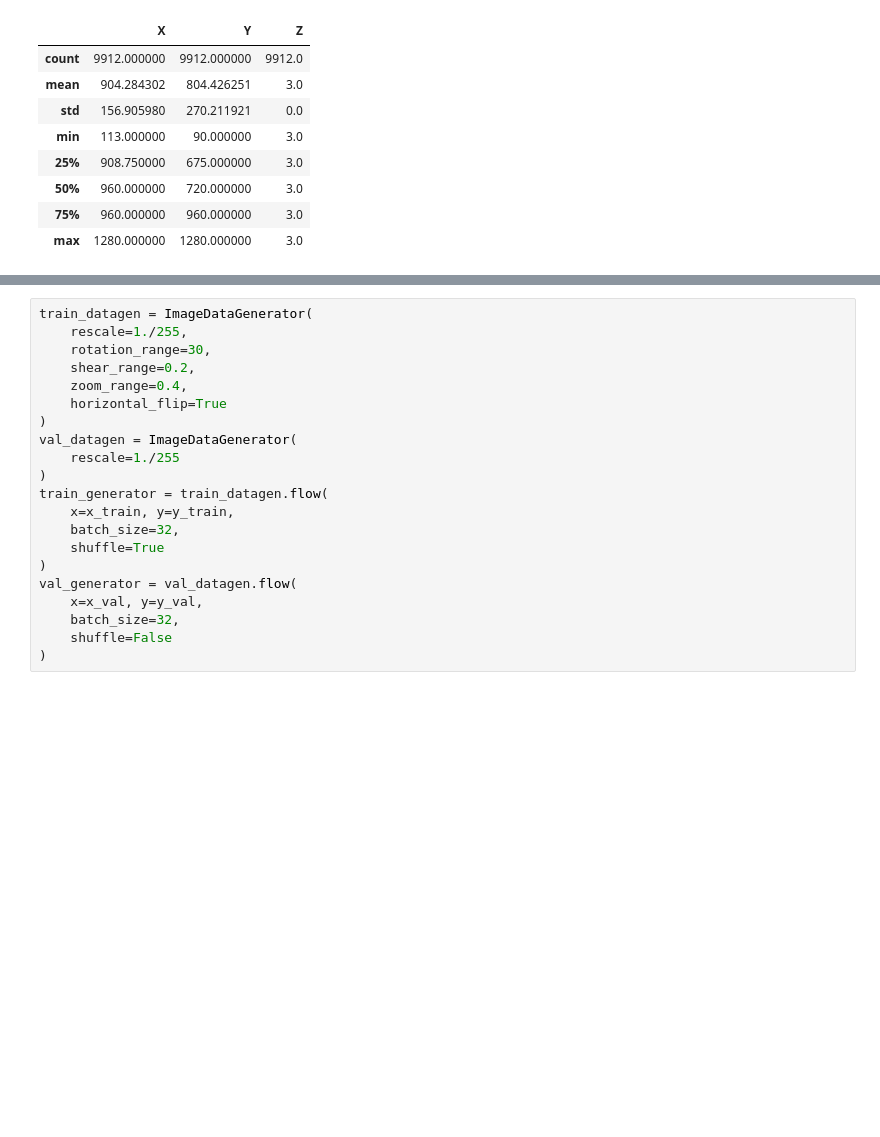
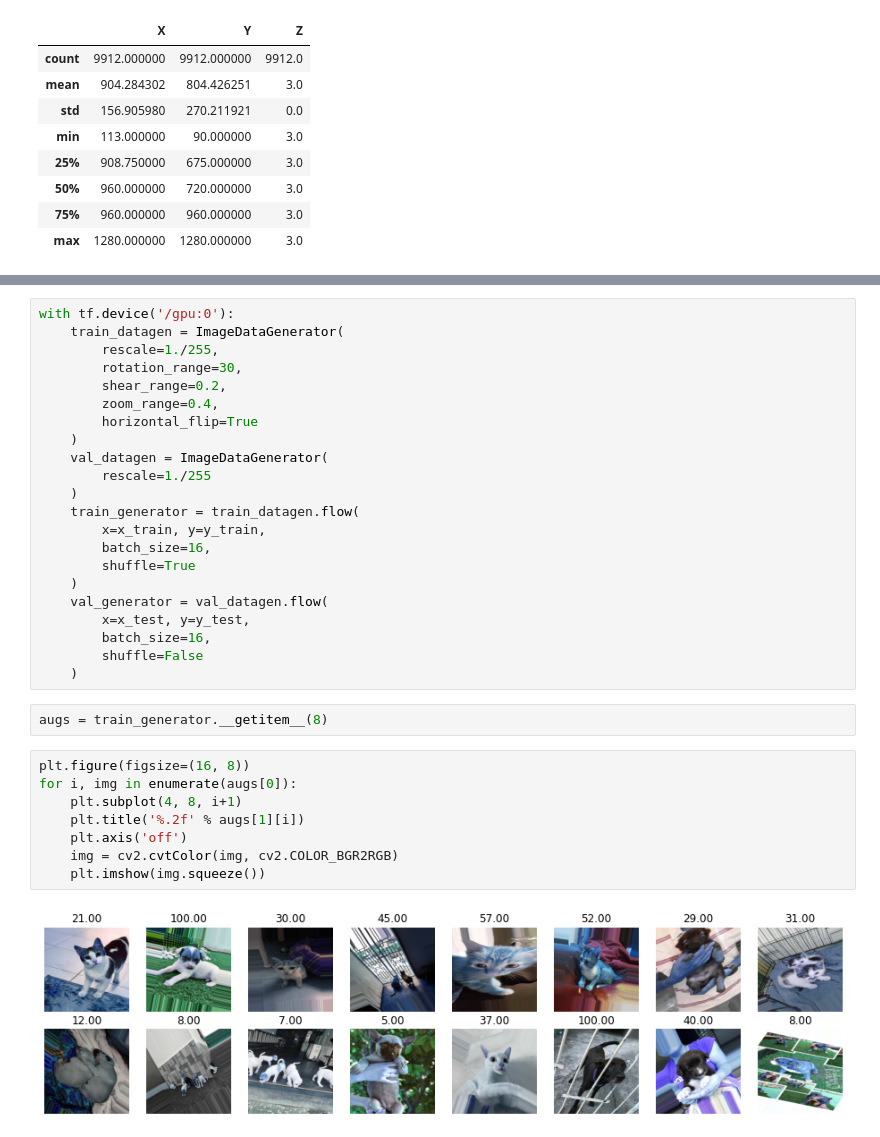
Before and after one commit to dalyn98/PortFolio, a Jupyter notebook: Kaggle/PetFinder/Second_CNN_Code.ipynb, the cells around one changed output, grey strips where cells are left out. Saved outputs shown, nothing was run; the diff lists cells and outputs as text; blank space fills up the shorter version.

```diff
--- a/Kaggle/PetFinder/Second_CNN_Code.ipynb
+++ b/Kaggle/PetFinder/Second_CNN_Code.ipynb
@@ -119,21 +113,34 @@ for i in range(len(x_train[:10])):
 # %%
-train_datagen = ImageDataGenerator(
-    rescale=1./255,
-    rotation_range=30,
-    shear_range=0.2,
-    zoom_range=0.4,
-    horizontal_flip=True
-)
-val_datagen = ImageDataGenerator(
-    rescale=1./255
-)
-train_generator = train_datagen.flow(
-    x=x_train, y=y_train,
-    batch_size=32,
-    shuffle=True
-)
-val_generator = val_datagen.flow(
-    x=x_val, y=y_val,
-    batch_size=32,
-    shuffle=False
-)
+with tf.device('/gpu:0'):
+    train_datagen = ImageDataGenerator(
+        rescale=1./255,
+        rotation_range=30,
+        shear_range=0.2,
+        zoom_range=0.4,
+        horizontal_flip=True
+    )
+    val_datagen = ImageDataGenerator(
+        rescale=1./255
+    )
+    train_generator = train_datagen.flow(
+        x=x_train, y=y_train,
+        batch_size=16,
+        shuffle=True
+    )
+    val_generator = val_datagen.flow(
+        x=x_test, y=y_test,
+        batch_size=16,
+        shuffle=False
+    )
+# %%
+augs = train_generator.__getitem__(8)
+# %%
+plt.figure(figsize=(16, 8))
+for i, img in enumerate(augs[0]):
+    plt.subplot(4, 8, i+1)
+    plt.title('%.2f' % augs[1][i])
+    plt.axis('off')
+    img = cv2.cvtColor(img, cv2.COLOR_BGR2RGB)
+    plt.imshow(img.squeeze())
+# %% [output]
+[figure, added]
```
Also changed, not shown: parts of 22 cells of this notebook.
